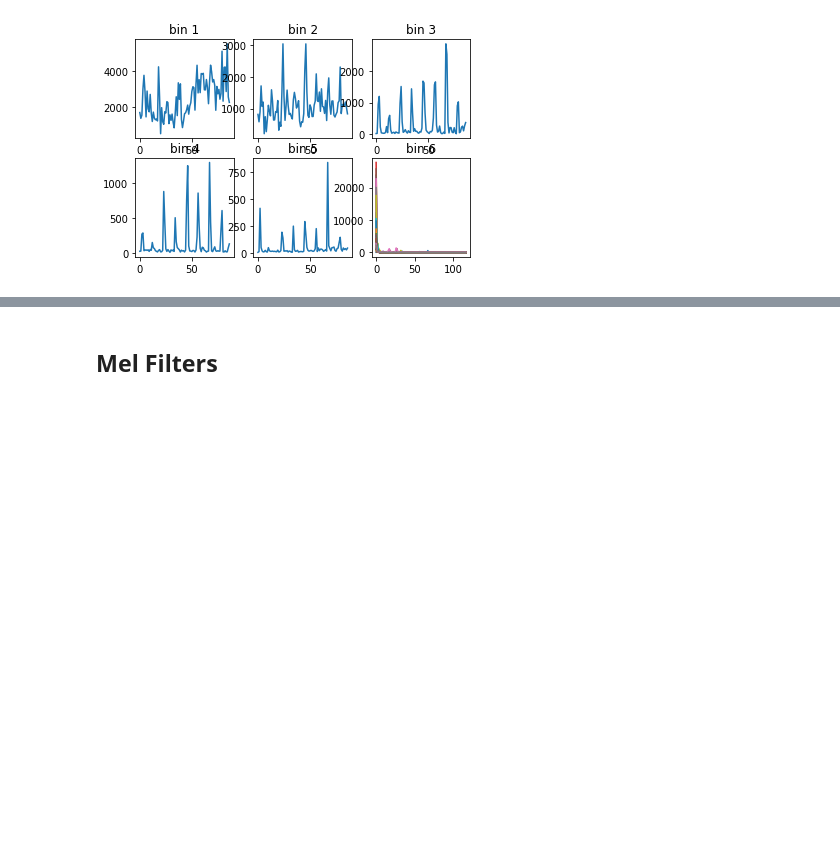
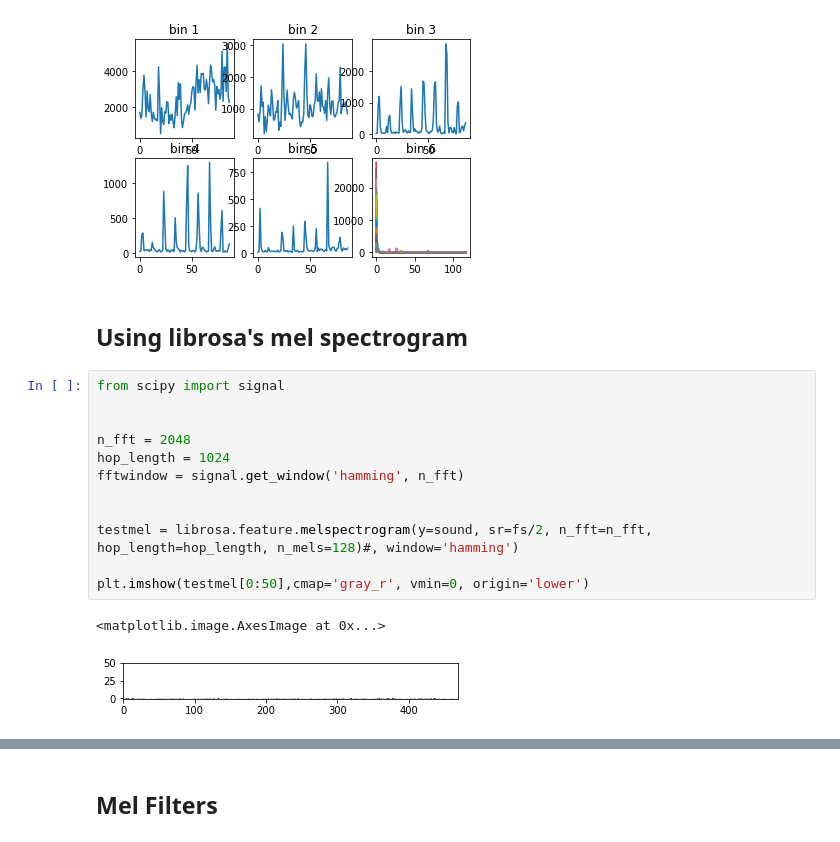
Before and after one commit to alicerueda/TFSqueezed-CRNN, a Jupyter notebook: TFRepresentationChangeEmphasis.ipynb, the cells around one changed output, grey strips where cells are left out. Drawn from its saved outputs; the diff is of its cells as text; blank space fills up the shorter version.

```diff
--- a/TFRepresentationChangeEmphasis.ipynb
+++ b/TFRepresentationChangeEmphasis.ipynb
@@ -560,3 +570,20 @@ plt.plot(x)
  <matplotlib.lines.Line2D at 0x...>,
  <matplotlib.lines.Line2D at 0x...>]
 [figure]
+# %% [markdown]
+## Using librosa's mel spectrogram
+# %%
+from scipy import signal
+
+
+n_fft = 2048
+hop_length = 1024
+fftwindow = signal.get_window('hamming', n_fft)
+
+
+testmel = librosa.feature.melspectrogram(y=sound, sr=fs/2, n_fft=n_fft, hop_length=hop_length, n_mels=128)#, window='hamming')
+
+plt.imshow(testmel[0:50],cmap='gray_r', vmin=0, origin='lower')
+# %% [output]
+<matplotlib.image.AxesImage at 0x...>
+[figure, added]
```
Also changed, not shown: parts of 15 cells of this notebook.
